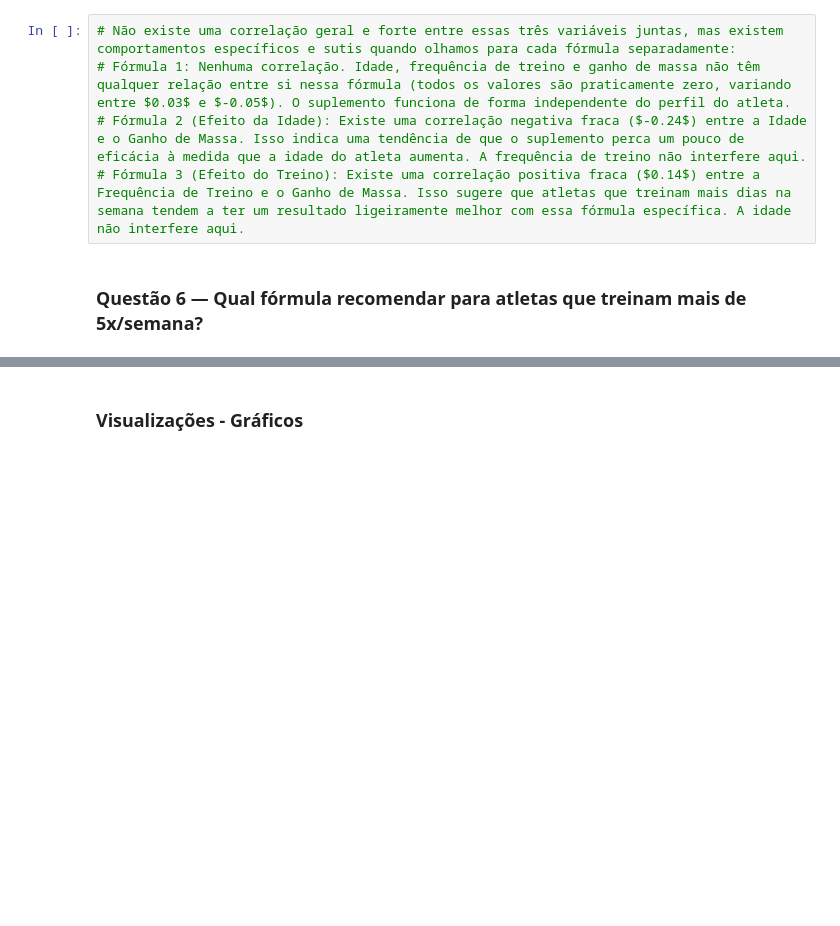
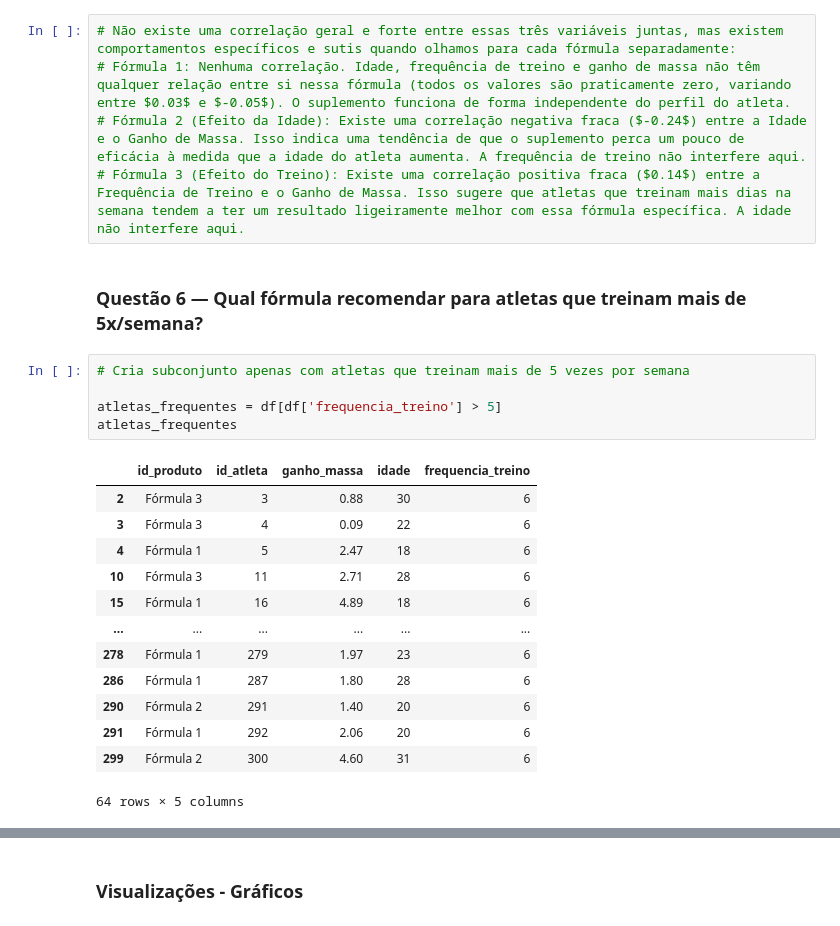
Before and after one commit to Squad-Nina-da-Hora/wmc-desafio-suplementos, a Jupyter notebook: analise.ipynb, the cells around one changed output, grey strips where cells are left out. Saved outputs shown, nothing was run; the diff lists cells and outputs as text; blank space fills up the shorter version.

```diff
--- a/analise.ipynb
+++ b/analise.ipynb
@@ -632,3 +632,22 @@ plt.show()
 # Fórmula 3 (Efeito do Treino): Existe uma correlação positiva fraca ($0.14$) entre a Frequência de Treino e o Ganho de Massa. Isso sugere que atletas que treinam mais dias na semana tendem a ter um resultado ligeiramente melhor com essa fórmula específica. A idade não interfere aqui.
 # %% [markdown]
 ###  Questão 6 — Qual fórmula recomendar para atletas que treinam mais de 5x/semana?
+# %%
+# Cria subconjunto apenas com atletas que treinam mais de 5 vezes por semana
+
+atletas_frequentes = df[df['frequencia_treino'] > 5]
+atletas_frequentes
+# %% [output]
+|  | id_produto | id_atleta | ganho_massa | idade | frequencia_treino |
+| 2 | Fórmula 3 | 3 | 0.88 | 30 | 6 |
+| 3 | Fórmula 3 | 4 | 0.09 | 22 | 6 |
+| 4 | Fórmula 1 | 5 | 2.47 | 18 | 6 |
+| 10 | Fórmula 3 | 11 | 2.71 | 28 | 6 |
+| 15 | Fórmula 1 | 16 | 4.89 | 18 | 6 |
+| ... | ... | ... | ... | ... | ... |
+| 278 | Fórmula 1 | 279 | 1.97 | 23 | 6 |
+| 286 | Fórmula 1 | 287 | 1.80 | 28 | 6 |
+| 290 | Fórmula 2 | 291 | 1.40 | 20 | 6 |
+| 291 | Fórmula 1 | 292 | 2.06 | 20 | 6 |
+| 299 | Fórmula 2 | 300 | 4.60 | 31 | 6 |
+64 rows × 5 columns
```
Also changed, not shown: parts of 5 cells of this notebook.
